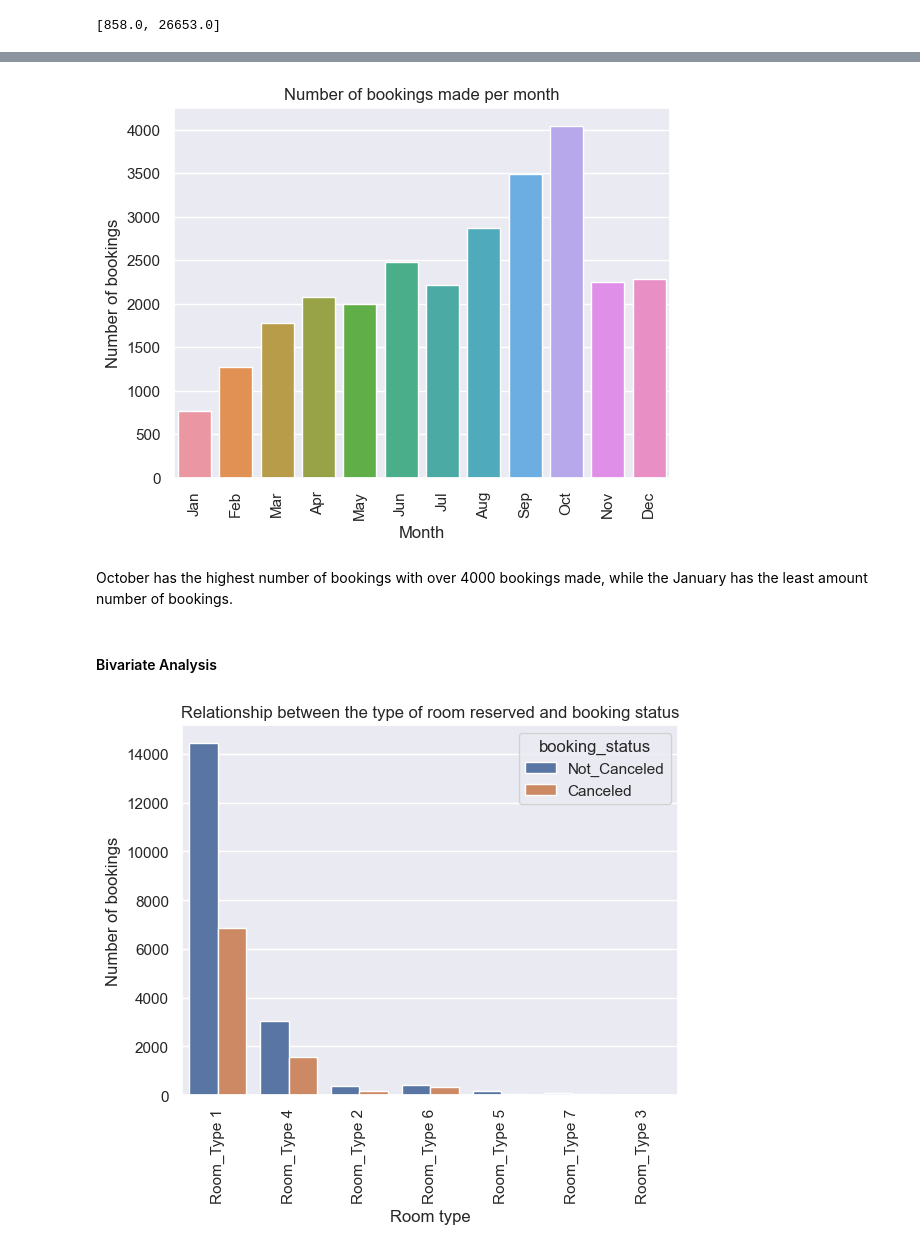
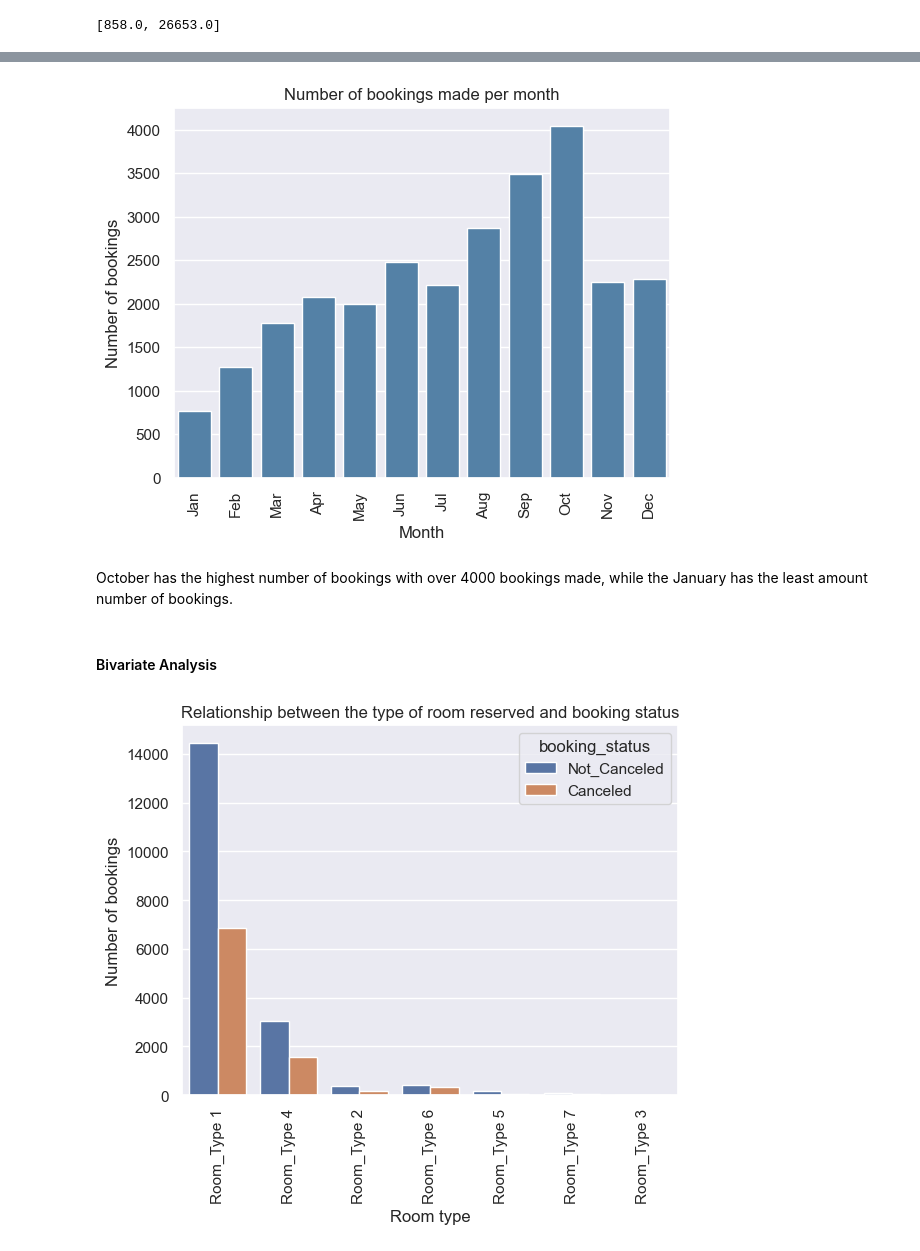
Before and after one commit to Ukpoweh/Hotel_cancellations_prediction, a Jupyter notebook: hotel_cancellations.ipynb, the cells around one changed output, grey strips where cells are left out. Cells and saved outputs as stored; diff of their text form; code cells hidden in the pictures.

```diff
--- a/hotel_cancellations.ipynb
+++ b/hotel_cancellations.ipynb
@@ -230,18 +191,20 @@ plt.show()
 # %%
-sns.countplot(x='arrival_month', data=df)
+sns.countplot(x='arrival_month', data=df, color='Steelblue')
 plt.xlabel('Month')
 plt.ylabel('Number of bookings')
 plt.title('Number of bookings made per month')
 x = range(0, 12)
 labels = ['Jan', 'Feb', 'Mar', 'Apr', 'May', 'Jun', 'Jul', 'Aug', 'Sep', 'Oct', 'Nov', 'Dec']
 plt.xticks(x, labels, rotation=90)
+
+plt.savefig('month.png', bbox_inches='tight', dpi=300)
 plt.show()
 # %% [output]
-[figure, old version]
+[figure, new version]
-# %% [markdown]
-October has the highest number of bookings with over 4000 bookings made, while the January has the least amount number of bookings.
-# %% [markdown]
-#### Bivariate Analysis
+# %% [markdown]
+October has the highest number of bookings with over 4000 bookings made, while the January has the least amount number of bookings.
+# %% [markdown]
+#### Bivariate Analysis
 # %%
 sns.countplot(x='room_type_reserved', hue='booking_status', data=df)
 plt.xticks(rotation=90)
```
Also changed, not shown: parts of 63 cells of this notebook, 17 other files.
